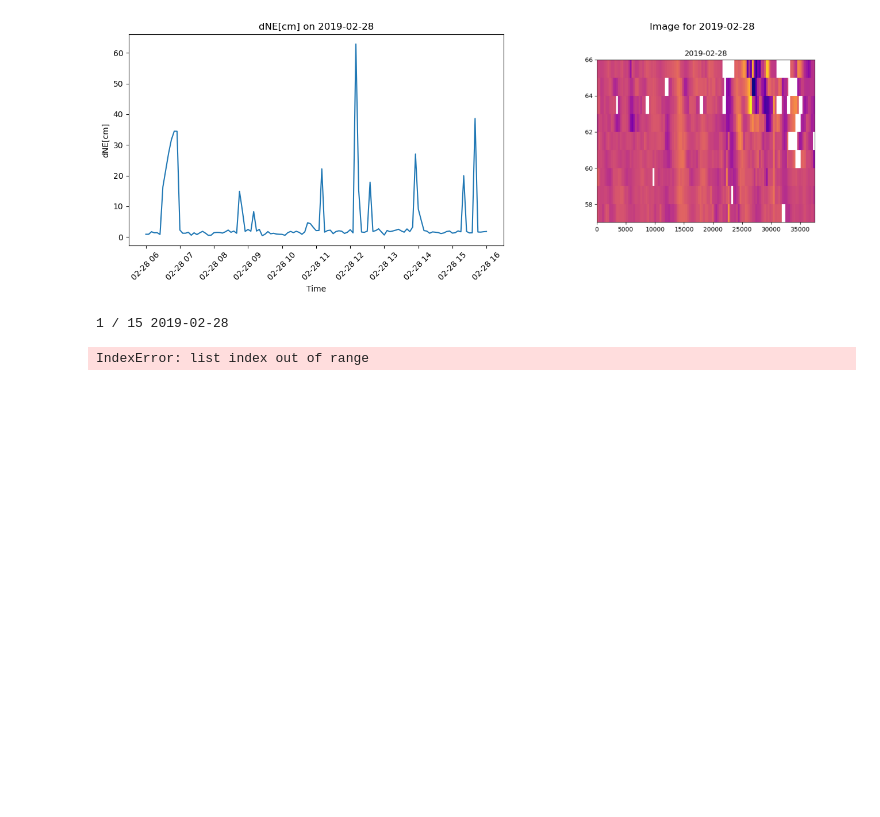
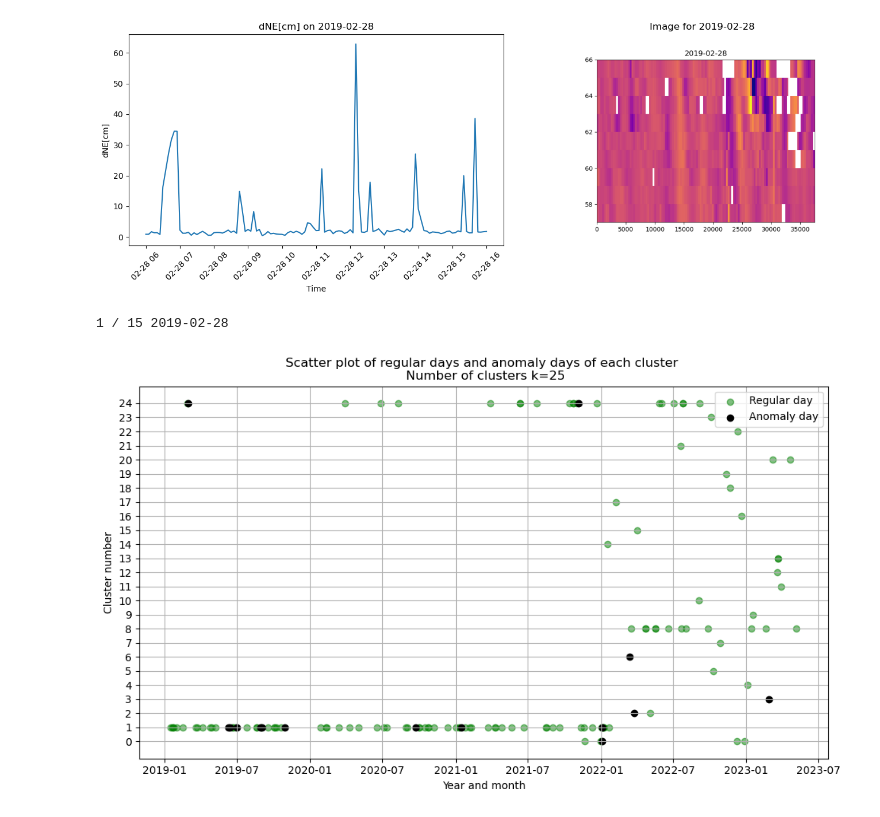
Before and after one commit to kuhaonmaraani/gradu, a Jupyter notebook: finalanalysis.ipynb, the cells around one changed output. Saved outputs shown, nothing was run; the diff lists cells and outputs as text; code cells hidden in the pictures; blank space fills up the shorter version.

```diff
--- a/finalanalysis.ipynb
+++ b/finalanalysis.ipynb
@@ -174,33 +174,37 @@ print(i, '/', len(hairiot), hairiot[i-1])
 # %%
 #i=0
 ks = [2,3,4,5,6,7,8,9,10,15,25,30]
 k=ks[i]
 x_col = f'k{k}'
 
 # Create the plot
 fig, ax = plt.subplots(figsize=(10, 6))
 
 # Plot each group separately to apply different alpha values
 for hairio_value, group in clusters.groupby('hairio'):
     ax.scatter(
         group['dates'],
         group[x_col],
         color='black' if hairio_value else 'green',
         alpha=1.0 if hairio_value else 0.5,
-        label=f'hairio = {hairio_value}'
+        label= f'Anomaly day' if hairio_value else 'Regular day'
     )
 
 # Add grid and legend
 ax.grid(True)
-ax.legend(title='hairio')
+ax.legend()
+
+
+ax.set_yticks(range(0, k))
+
 
 # Add labels and title
-plt.title(f'Scatter plot of {x_col} vs dates')
-plt.xlabel(x_col)
-plt.ylabel('dates')
+plt.title(f'Scatter plot of regular days and anomaly days of each cluster \n Number of clusters k={k}')
+plt.ylabel('Cluster number')
+plt.xlabel('Year and month')
 plt.tight_layout()
 plt.show()
 
 i+=1
 # %% [output]
-IndexError: list index out of range
+[figure, added]
```
